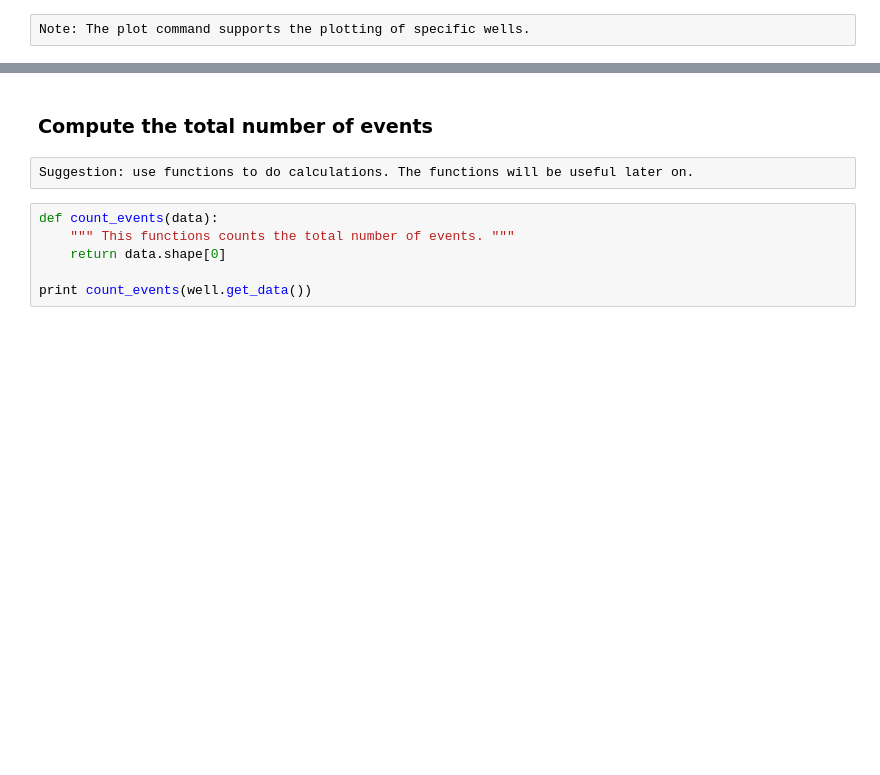
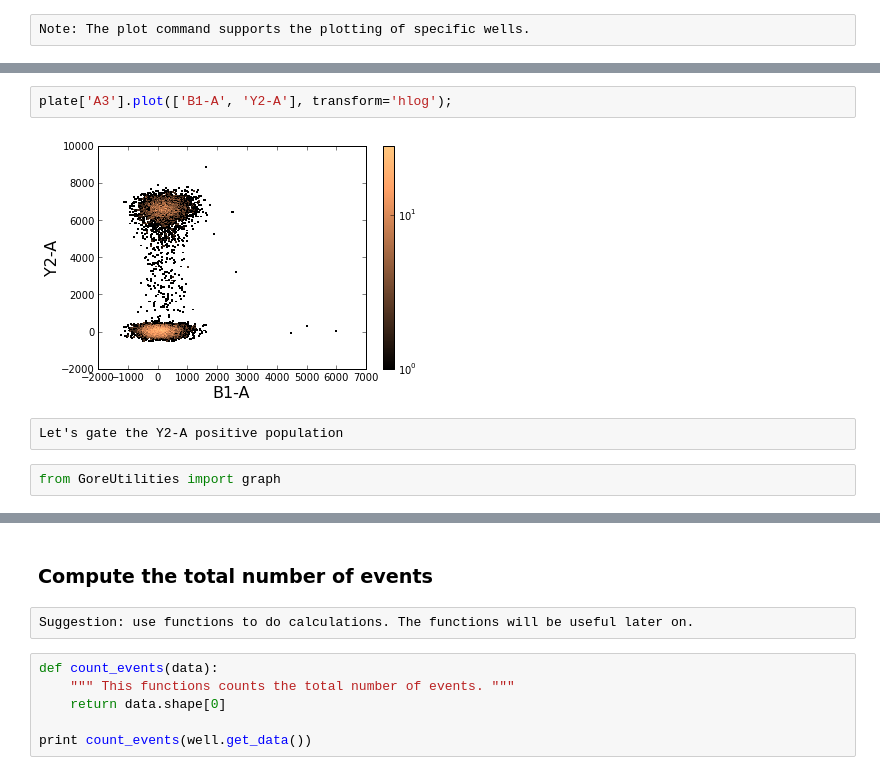
Before and after one commit to eyurtsev/FlowCytometryTools, a Jupyter notebook: doc/Cookbook.ipynb, the cells around one changed output, grey strips where cells are left out. Saved outputs shown, nothing was run; the diff lists cells and outputs as text; blank space fills up the shorter version.

```diff
--- a/doc/Cookbook.ipynb
+++ b/doc/Cookbook.ipynb
@@ -235,0 +272,8 @@ plate.plot(['B1-A', 'Y2-A'], transform='hlog', well_ids='A1');
+# %%
+plate['A3'].plot(['B1-A', 'Y2-A'], transform='hlog');
+# %% [output]
+[figure, added]
+# %% [raw]
+Let's gate the Y2-A positive population
+# %%
+from GoreUtilities import graph
```
Also changed, not shown: parts of 37 cells of this notebook.
